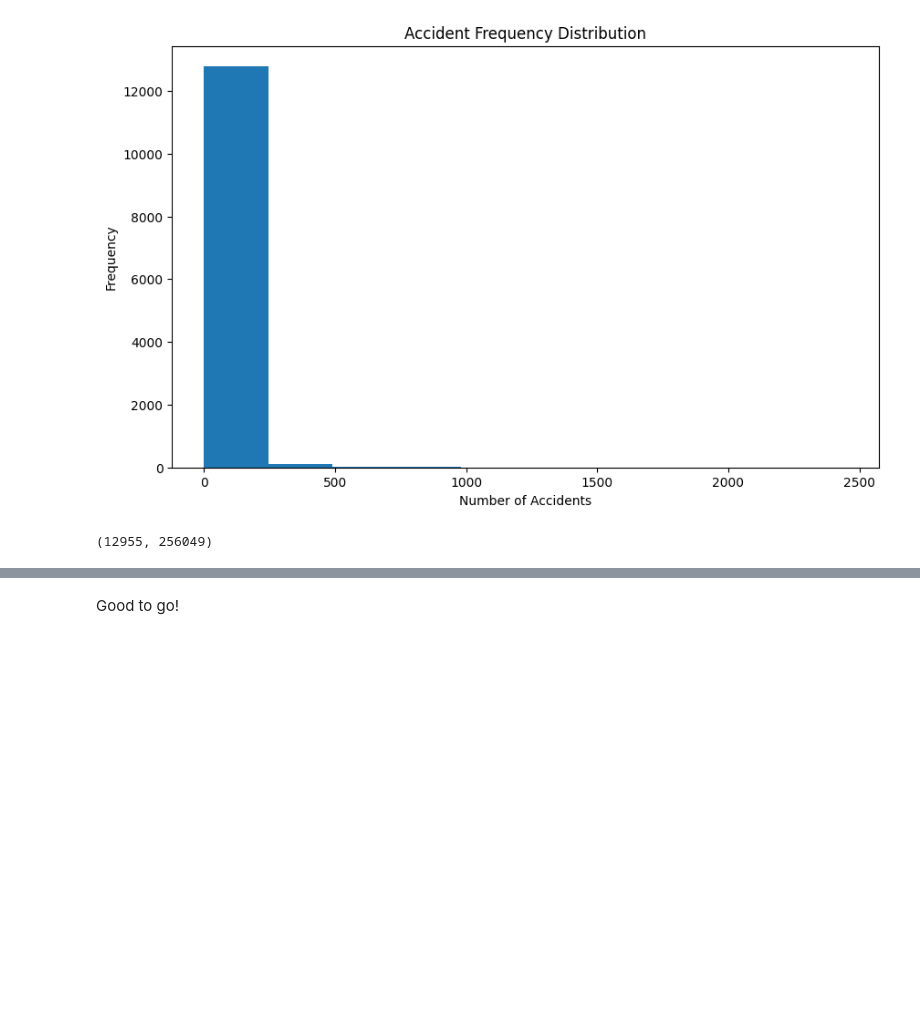
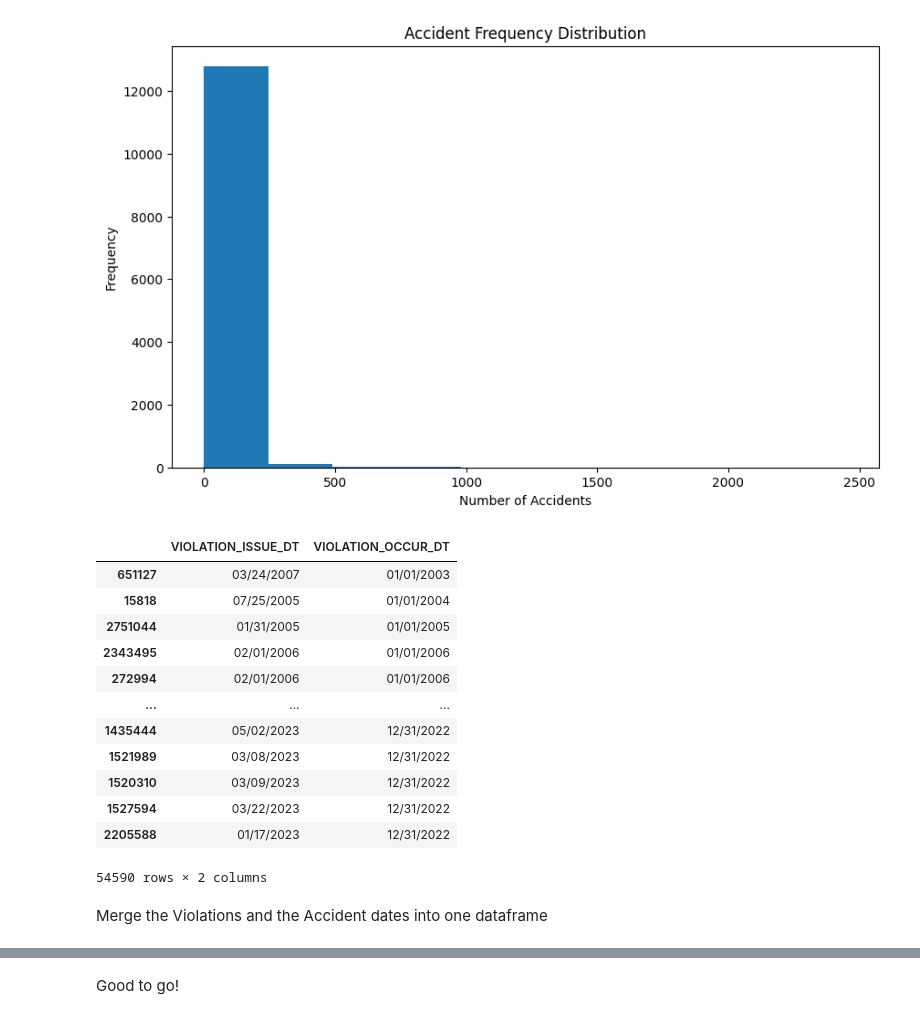
Before and after one commit to hdavis-sandiego/ADS-capstone, a Jupyter notebook: Capstone - Load and EDA.ipynb, the cells around one changed output, grey strips where cells are left out. Cells and saved outputs as stored; diff of their text form; code cells hidden in the pictures; blank space fills up the shorter version.

```diff
--- a/Capstone - Load and EDA.ipynb
+++ b/Capstone - Load and EDA.ipynb
@@ -1874,21 +1882,21 @@ plt.title('Accident Frequency Distribution')
 plt.show()
 # %% [output]
 [figure]
-# %%
-# Aggregate MINE_ID
-accidents['MINE_ID'].nunique(), accidents.shape[0]
-
-# How many accidents for that mine in that year
-
-
-# Put the dates of each accident
-
-
-## Create a new dataframe of the mines
-
-
-
-
-#violations #[['MINE_ID']]
-# %% [output]
-(12955, 256049)
+# %%
+# Violation Occur Date is not always the same as Violation Issue Date -
+# Have to decide which one to use
+violations[violations['VIOLATION_ISSUE_DT'] != violations['VIOLATION_OCCUR_DT']][['VIOLATION_ISSUE_DT', 'VIOLATION_OCCUR_DT']]
+# %% [output]
+|  | VIOLATION_ISSUE_DT | VIOLATION_OCCUR_DT |
+| 651127 | 03/24/2007 | 01/01/2003 |
+| 15818 | 07/25/2005 | 01/01/2004 |
+| 2751044 | 01/31/2005 | 01/01/2005 |
+| 2343495 | 02/01/2006 | 01/01/2006 |
+| 272994 | 02/01/2006 | 01/01/2006 |
+| ... | ... | ... |
+| 1435444 | 05/02/2023 | 12/31/2022 |
+| 1521989 | 03/08/2023 | 12/31/2022 |
+| 1520310 | 03/09/2023 | 12/31/2022 |
+| 1527594 | 03/22/2023 | 12/31/2022 |
+| 2205588 | 01/17/2023 | 12/31/2022 |
+54590 rows × 2 columns
@@ -1894,0 +1920,2 @@ accidents['MINE_ID'].nunique(), accidents.shape[0]
+# %% [markdown]
+Merge the Violations and the Accident dates into one dataframe
```
Also changed, not shown: parts of 9 cells of this notebook.
